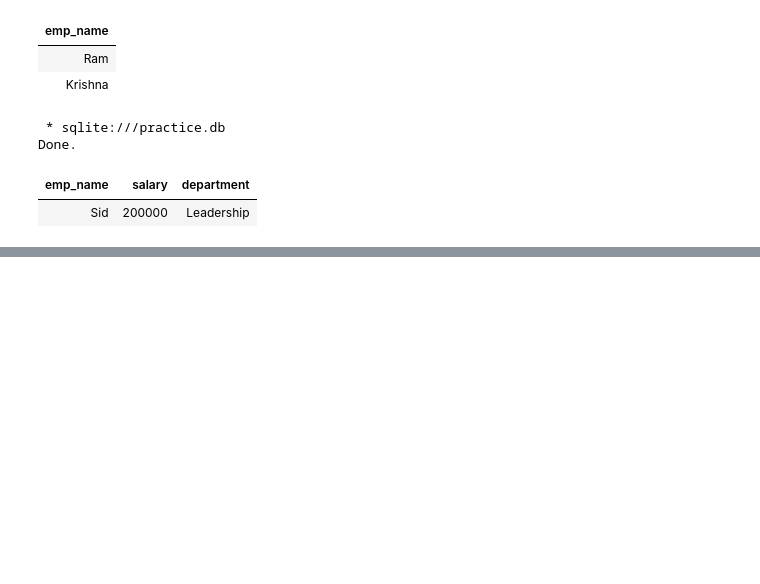
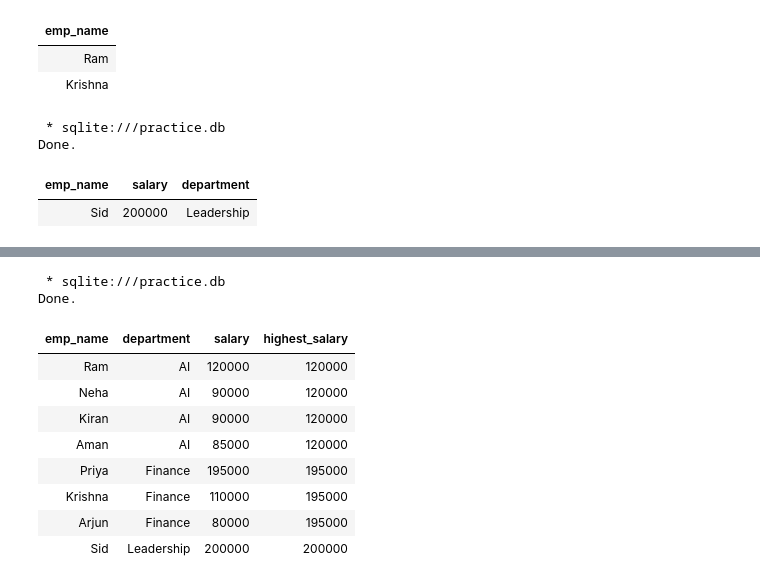
Before and after one commit to sidgun8/Personal-Hardwork, a Jupyter notebook: sqlpractise.ipynb, the cells around one changed output, grey strips where cells are left out. Cells and saved outputs as stored; diff of their text form; code cells hidden in the pictures; blank space fills up the shorter version.

```diff
--- a/sqlpractise.ipynb
+++ b/sqlpractise.ipynb
@@ -1174,0 +1565,23 @@ WHERE e.salary > (
+# %%
+%%sql
+
+SELECT emp_name,
+       department,
+       salary,
+       FIRST_VALUE(salary) OVER (
+           PARTITION BY department
+           ORDER BY salary DESC
+       ) AS highest_salary
+FROM employee_manager;
+# %% [output]
+ * sqlite:///practice.db
+Done.
+| emp_name | department | salary | highest_salary |
+| Ram | AI | 120000 | 120000 |
+| Neha | AI | 90000 | 120000 |
+| Kiran | AI | 90000 | 120000 |
+| Aman | AI | 85000 | 120000 |
+| Priya | Finance | 195000 | 195000 |
+| Krishna | Finance | 110000 | 195000 |
+| Arjun | Finance | 80000 | 195000 |
+| Sid | Leadership | 200000 | 200000 |
```
Also changed, not shown: parts of 49 cells of this notebook, 1 other file.
